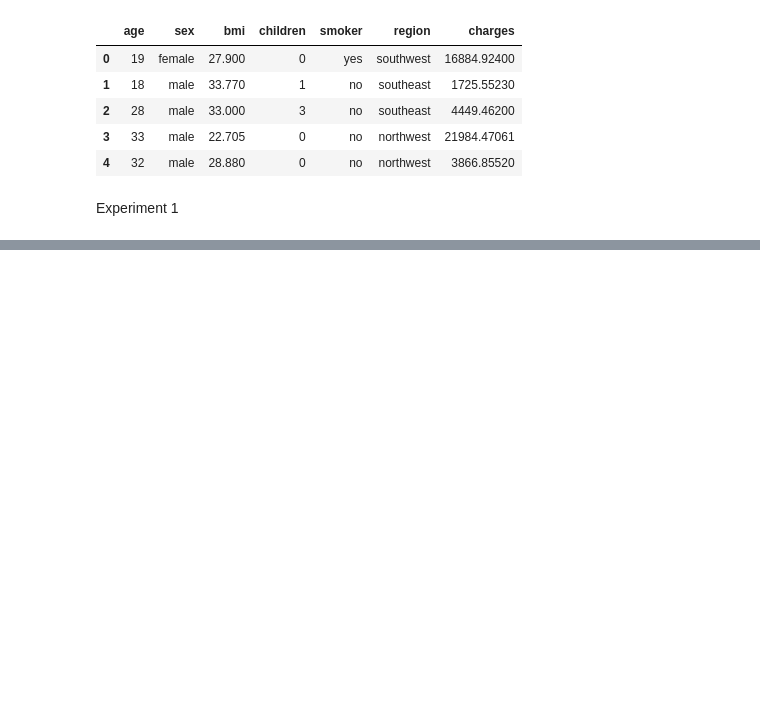
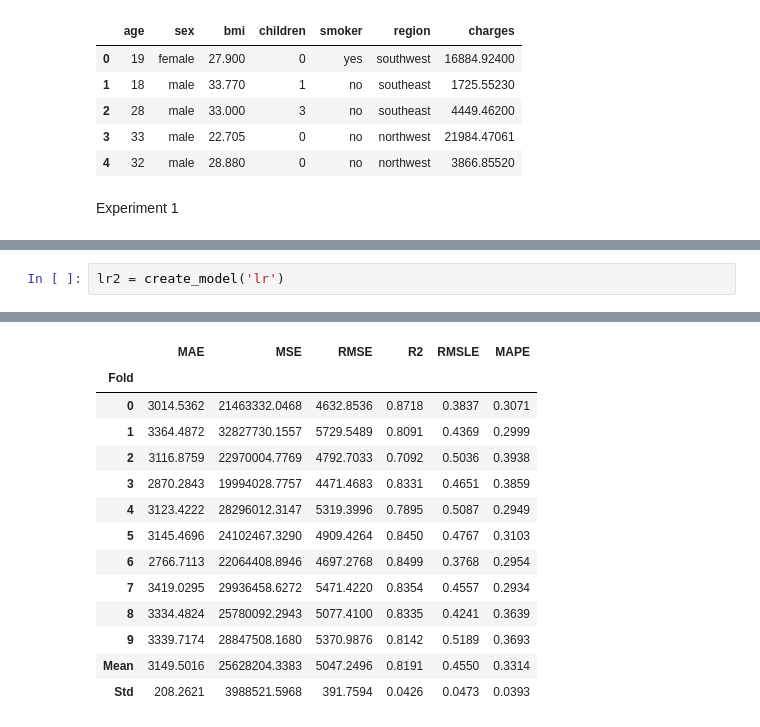
Before and after one commit to Yacaicedo6/proyecto_yan_hands_on, a Jupyter notebook: ml.ipynb, the cells around one changed output, grey strips where cells are left out. Drawn from its saved outputs; the diff is of its cells as text; blank space fills up the shorter version.

```diff
--- a/ml.ipynb
+++ b/ml.ipynb
@@ -41,0 +74,3 @@ lr = create_model('lr')
+# %%
+lr2 = create_model('lr')
+# %% [output]
@@ -41,0 +78,14 @@ lr = create_model('lr')
+|  | MAE | MSE | RMSE | R2 | RMSLE | MAPE |
+| Fold |  |  |  |  |  |  |
+| 0 | 3014.5362 | 21463332.0468 | 4632.8536 | 0.8718 | 0.3837 | 0.3071 |
+| 1 | 3364.4872 | 32827730.1557 | 5729.5489 | 0.8091 | 0.4369 | 0.2999 |
+| 2 | 3116.8759 | 22970004.7769 | 4792.7033 | 0.7092 | 0.5036 | 0.3938 |
+| 3 | 2870.2843 | 19994028.7757 | 4471.4683 | 0.8331 | 0.4651 | 0.3859 |
+| 4 | 3123.4222 | 28296012.3147 | 5319.3996 | 0.7895 | 0.5087 | 0.2949 |
+| 5 | 3145.4696 | 24102467.3290 | 4909.4264 | 0.8450 | 0.4767 | 0.3103 |
+| 6 | 2766.7113 | 22064408.8946 | 4697.2768 | 0.8499 | 0.3768 | 0.2954 |
+| 7 | 3419.0295 | 29936458.6272 | 5471.4220 | 0.8354 | 0.4557 | 0.2934 |
+| 8 | 3334.4824 | 25780092.2943 | 5077.4100 | 0.8335 | 0.4241 | 0.3639 |
+| 9 | 3339.7174 | 28847508.1680 | 5370.9876 | 0.8142 | 0.5189 | 0.3693 |
+| Mean | 3149.5016 | 25628204.3383 | 5047.2496 | 0.8191 | 0.4550 | 0.3314 |
+| Std | 208.2621 | 3988521.5968 | 391.7594 | 0.0426 | 0.0473 | 0.0393 |
```
Also changed, not shown: parts of 9 cells of this notebook, 2 other files.
